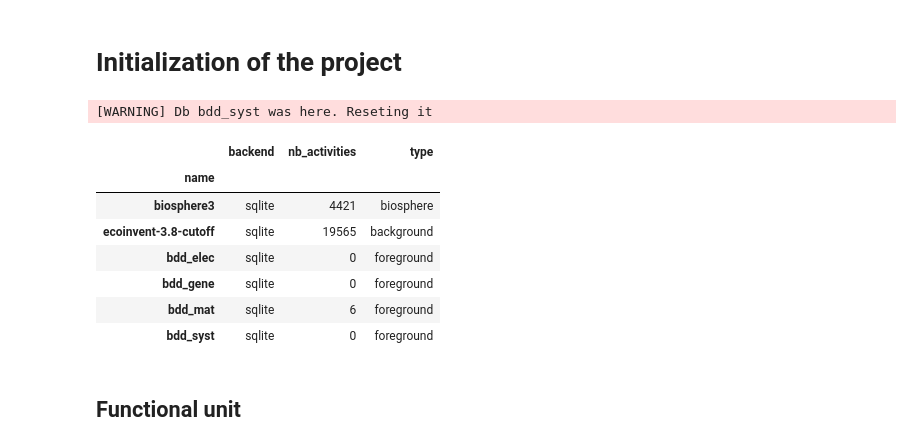
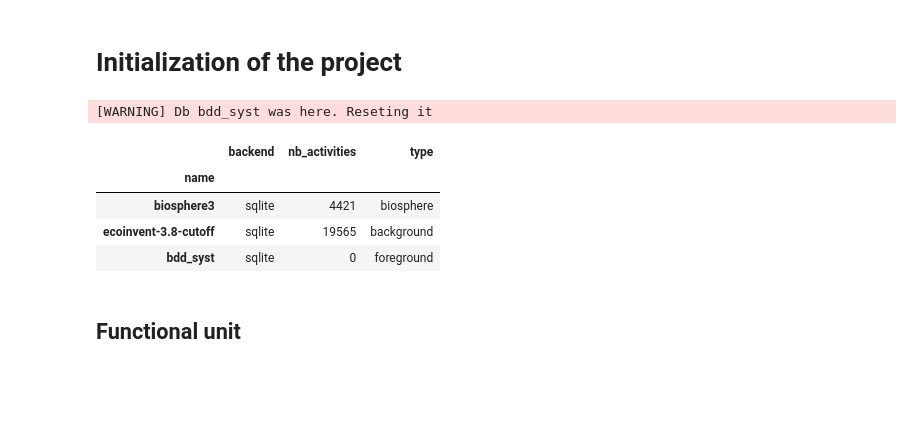
Before and after one commit to vlechappe/sustain-4-SWT, a Jupyter notebook: LCA/eco-optimization_tool/lca_param_syst_noload.ipynb, the cells around one changed output. Drawn from its saved outputs; the diff is of its cells as text; code cells hidden in the pictures; blank space fills up the shorter version.

```diff
--- a/LCA/eco-optimization_tool/lca_param_syst_noload.ipynb
+++ b/LCA/eco-optimization_tool/lca_param_syst_noload.ipynb
@@ -20,37 +20,36 @@ from sklearn.metrics import r2_score
 
 
 
 
 
 #bi.bw2setup()# setup a project, only when you begin it => import the Biosphere database
 
 # To do : update the name of the brightway project
-NAME_PROJECT='lca_full_wt'
+NAME_PROJECT= 'swt_parametric_lca'
+#'lca_full_wt'
+#'swt_parametric_lca'
 
 # To do : update the name of the user database that will be stored in the brightway project
 DB_SYST = 'bdd_syst'
 
 #Open a brightway project associated with the project name chosen
 bd.projects.set_current(NAME_PROJECT)
 bd.projects.current
 
 # Reset the database, create it if it doesn't exist
 agb.resetDb(DB_SYST)
 
 # Reset the definition of all parameters
 agb.resetParams()
 
 # Print the databases that have been set up with lca_algebraic function
 agb.list_databases()
 # %% [output]
 [WARNING] Db bdd_syst was here. Reseting it
 |  | backend | nb_activities | type |
 | name |  |  |  |
 | biosphere3 | sqlite | 4421 | biosphere |
 | ecoinvent-3.8-cutoff | sqlite | 19565 | background |
-| bdd_elec | sqlite | 0 | foreground |
-| bdd_gene | sqlite | 0 | foreground |
-| bdd_mat | sqlite | 6 | foreground |
 | bdd_syst | sqlite | 0 | foreground |
 # %%
 
```
Also changed, not shown: parts of 50 cells of this notebook, 1 other file.
